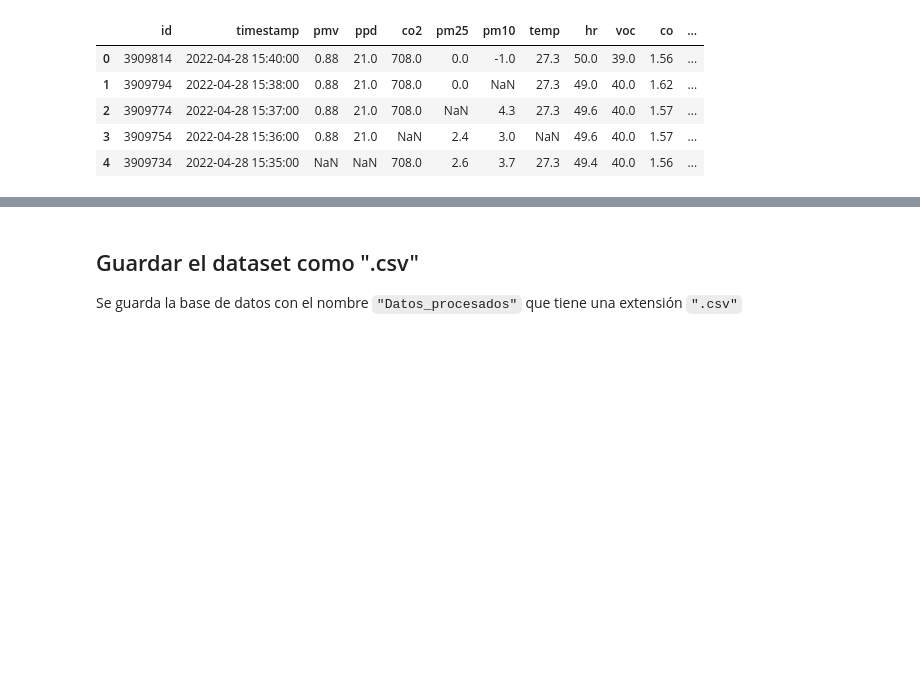
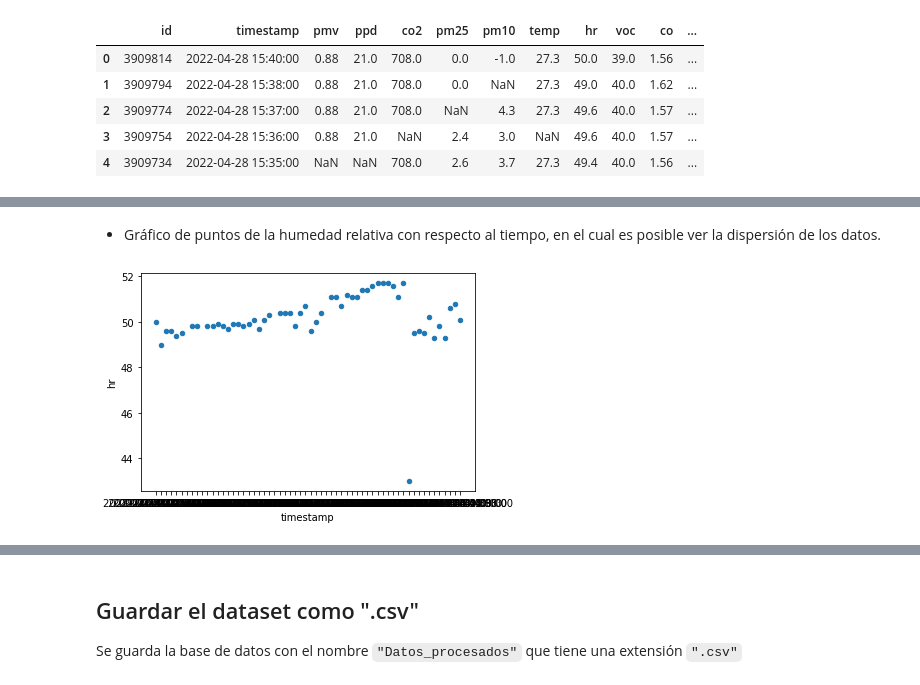
Before and after one commit to gaticavm9/Data-Wrangling, a Jupyter notebook: Main.ipynb, the cells around one changed output, grey strips where cells are left out. Drawn from its saved outputs; the diff is of its cells as text; code cells hidden in the pictures; blank space fills up the shorter version.

```diff
--- a/Main.ipynb
+++ b/Main.ipynb
@@ -311,0 +331,6 @@ df.head()
+# %% [markdown]
+- Gráfico de puntos de la humedad relativa con respecto al tiempo, en el cual es posible ver la dispersión de los datos.
+# %%
+scat_humedadrelativa_cr_tiempo = df.plot("timestamp", "hr", kind="scatter")
+# %% [output]
+[figure, added]
```
Also changed, not shown: parts of 6 cells of this notebook.
